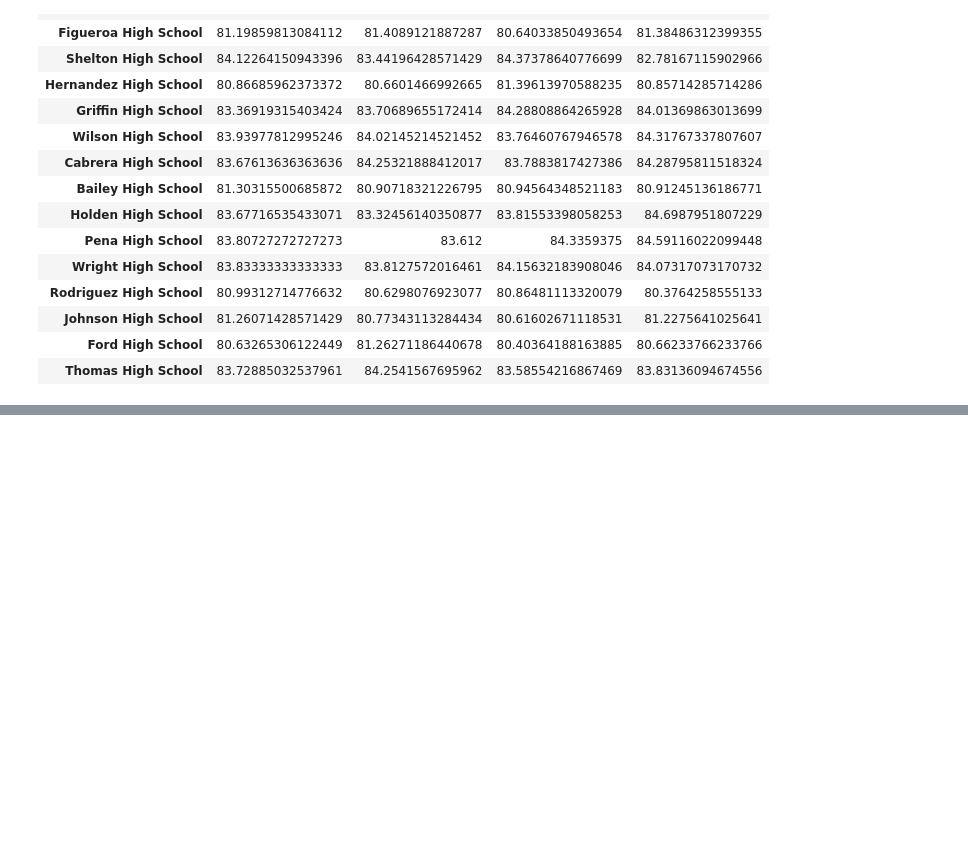
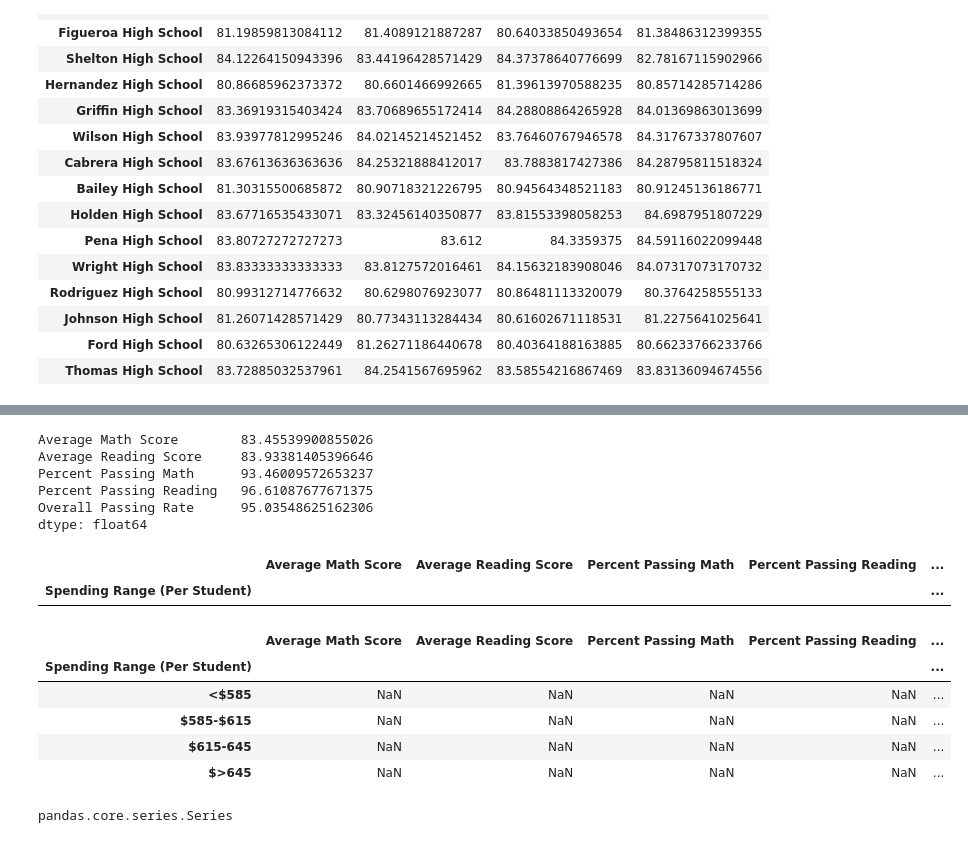
Before and after one commit to TylerTompa/4-Pandas, a Jupyter notebook: PyCitySchools/Academy of Py.ipynb, the cells around one changed output, grey strips where cells are left out. Drawn from its saved outputs; the diff is of its cells as text; code cells hidden in the pictures; blank space fills up the shorter version.

```diff
--- a/PyCitySchools/Academy of Py.ipynb
+++ b/PyCitySchools/Academy of Py.ipynb
@@ -249,0 +318,35 @@ average_reading_scores_by_grade.set_index("School Name")
+# %%
+bin_1_scores
+# %% [output]
+Average Math Score        83.45539900855026
+Average Reading Score     83.93381405396646
+Percent Passing Math      93.46009572653237
+Percent Passing Reading   96.61087677671375
+Overall Passing Rate      95.03548625162306
+dtype: float64
+# %%
+column_names = ["Spending Range (Per Student)", "Average Math Score", "Average Reading Score", "Percent Passing Math", "Percent Passing Reading", "Overall Passing Rate"]
+# %%
+scores_by_spending = pd.DataFrame(columns=column_names).set_index("Spending Range (Per Student)")
+# %%
+scores_by_spending
+# %% [output]
+|  | Average Math Score | Average Reading Score | Percent Passing Math | Percent Passing Reading | ... |
+| Spending Range (Per Student) |  |  |  |  | ... |
+# %%
+spending_range_list = ["<$585", "$585-$615", "$615-645", "$>645"]
+# %%
+scores_by_spending["Spending Range (Per Student)"] = spending_range_list
+# %%
+scores_by_spending.set_index("Spending Range (Per Student)")
+# %% [output]
+|  | Average Math Score | Average Reading Score | Percent Passing Math | Percent Passing Reading | ... |
+| Spending Range (Per Student) |  |  |  |  | ... |
+| <$585 | NaN | NaN | NaN | NaN | ... |
+| $585-$615 | NaN | NaN | NaN | NaN | ... |
+| $615-645 | NaN | NaN | NaN | NaN | ... |
+| $>645 | NaN | NaN | NaN | NaN | ... |
+# %%
+type(bin_1_scores)
+# %% [output]
+pandas.core.series.Series
```
Also changed, not shown: parts of 14 cells of this notebook.
